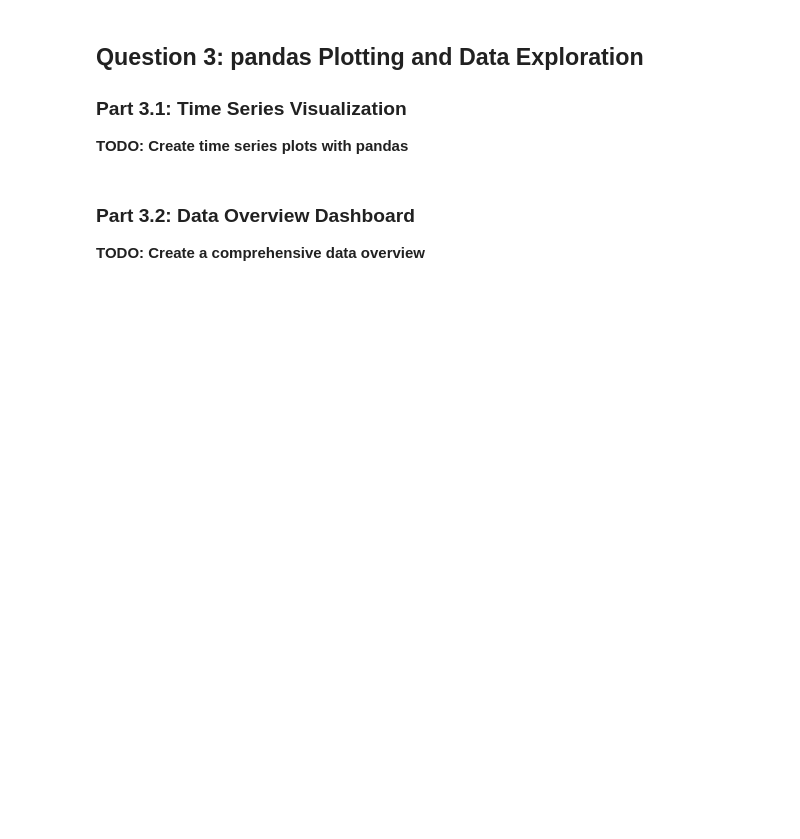
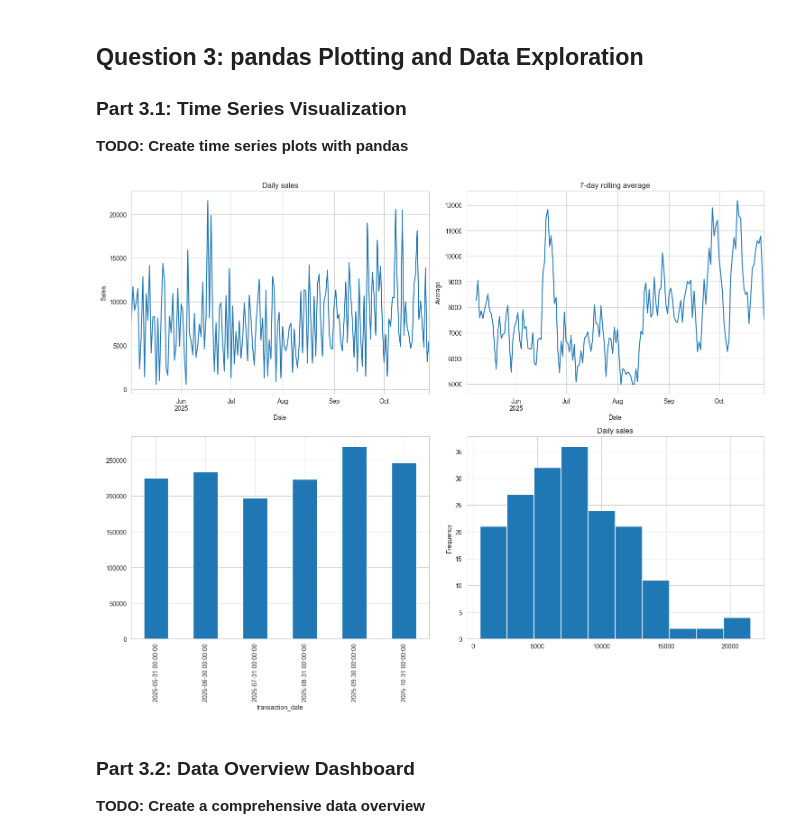
Before and after one commit to UCSF-DataSci/ds217-07-vision-quest-bobho1999, a Jupyter notebook: assignment.ipynb, the cells around one changed output. Drawn from its saved outputs; the diff is of its cells as text; code cells hidden in the pictures; blank space fills up the shorter version.

```diff
--- a/assignment.ipynb
+++ b/assignment.ipynb
@@ -279,24 +280,34 @@ dtype: object
 # %%
 # TODO: Convert transaction_date to datetime
 merged_df['transaction_date'] = pd.to_datetime(merged_df['transaction_date'])
 
 # TODO: Create daily sales aggregation
 daily_sales = merged_df.groupby('transaction_date')['total_amount'].sum()
 
 # TODO: Create a figure with 2x2 subplots
 fig, axes = plt.subplots(2, 2, figsize=(15, 12))
 
 # TODO: Top-left: Line plot of daily sales
 # TODO: Top-right: Rolling 7-day average
 # TODO: Bottom-left: Monthly sales bar chart (use resample('ME') for month-end frequency)
 # TODO: Bottom-right: Sales distribution histogram
+daily_sales.plot(ax=axes[0,0], title='Daily sales', xlabel='Date', ylabel='Sales')
 
+roll = daily_sales.rolling(window=7).mean()
+roll.plot(ax=axes[0,1], x='transaction_date', y='rolling_average', title='7-day rolling average', xlabel='Date', ylabel='Average')
+
+month_end = daily_sales.resample("ME").sum()
+month_end.plot(ax=axes[1,0], kind='bar', xlabel='Month')
+
+daily_sales.plot(ax=axes[1,1], kind='hist', title='Daily sales histogram', xlabel=" Daily Sales")
 # TODO: Add titles and labels
 # TODO: Save the plot as 'output/q3_pandas_plots.png'
 
 plt.tight_layout()
 plt.savefig('output/q3_pandas_plots.png', dpi=300, bbox_inches='tight')
 plt.show()
+# %% [output]
+[figure, added]
 # %% [markdown]
 ### Part 3.2: Data Overview Dashboard
 
```
Also changed, not shown: parts of 3 cells of this notebook, 4 other files.
